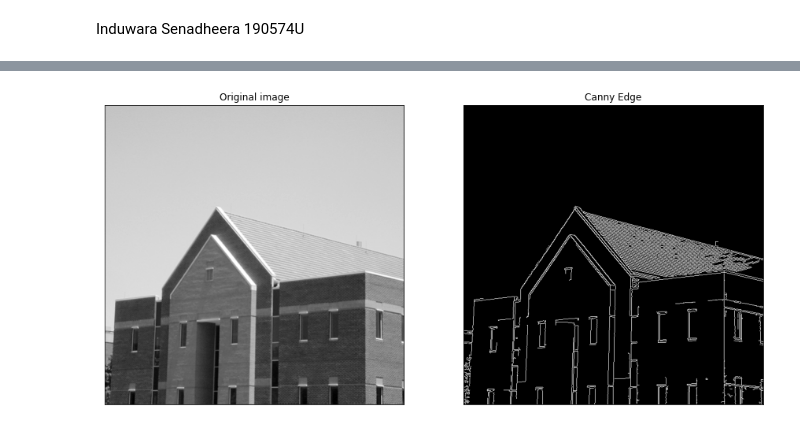
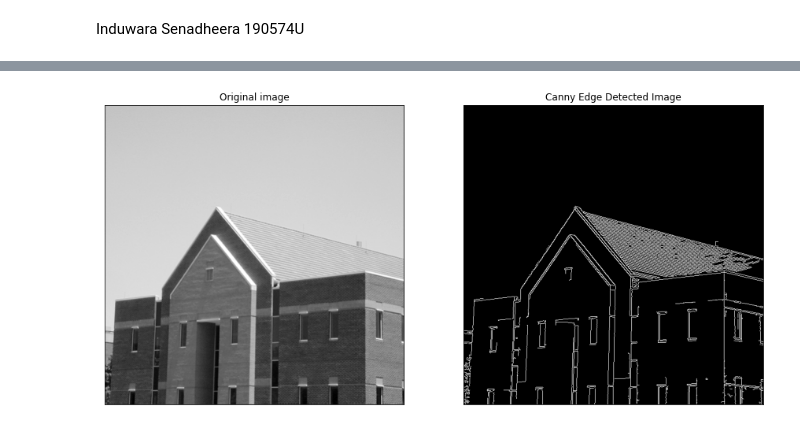
Before and after one commit to induwarasenadheera/EN2550---Fundamental-of-Image-Processing, a Jupyter notebook: Lecture 4.ipynb, the cells around one changed output, grey strips where cells are left out. Cells and saved outputs as stored; diff of their text form; code cells hidden in the pictures.

```diff
--- a/Lecture 4.ipynb
+++ b/Lecture 4.ipynb
@@ -37,21 +122,22 @@ ax2.axis('off')
 # %%
+# Question 4
 import cv2 as cv
 import numpy as np
 import matplotlib.pyplot as plt
 
 img = cv.imread(r"./Images/building.tif", cv.IMREAD_GRAYSCALE)
 assert img is not None
 
 edges=cv.Canny(img,100,200)
 
 fig,ax=plt.subplots(1,2,figsize=(15,11))
 ax[0].imshow(img,cmap="gray")
 ax[0].set_title('Original image')
 ax[0].set_xticks([]), ax[0].set_yticks([])
-ax[1].set_title('Canny Edge')
+ax[1].set_title('Canny Edge Detected Image')
 ax[1].imshow(edges,cmap="gray")
 ax[1].set_xticks([]), ax[1].set_yticks([])
 
 plt.show()
 # %% [output]
-[figure, old version]
+[figure, new version]
```
Also changed, not shown: parts of 5 cells of this notebook.
